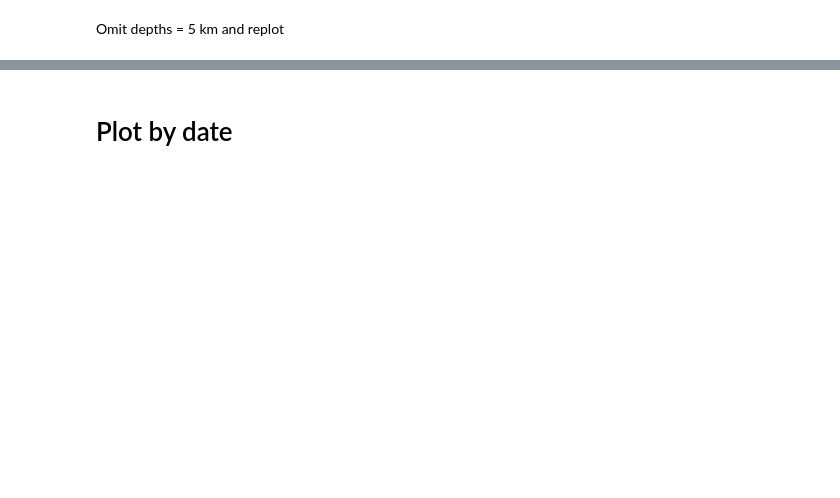
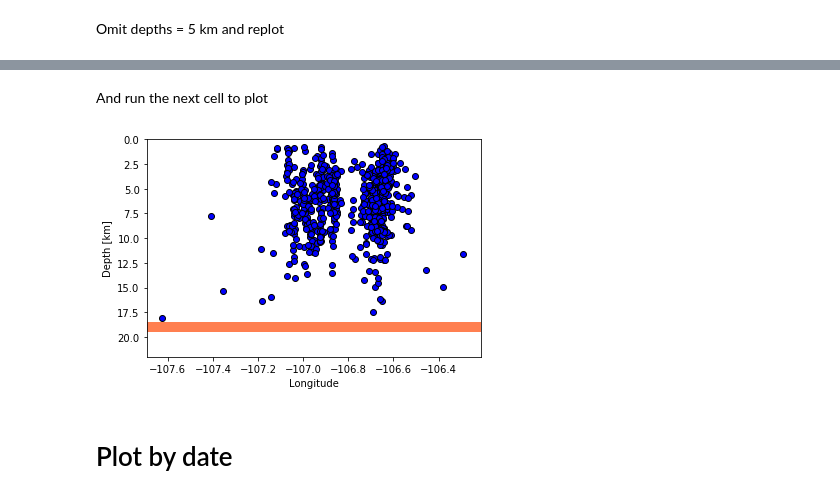
Before and after one commit to k-olsen/Earthquake_Analysis, a Jupyter notebook: Socorro_Magma_Body_Earthquakes_(4).ipynb, the cells around one changed output, grey strips where cells are left out. Drawn from its saved outputs; the diff is of its cells as text; code cells hidden in the pictures; blank space fills up the shorter version.

```diff
--- a/Socorro_Magma_Body_Earthquakes_(4).ipynb
+++ b/Socorro_Magma_Body_Earthquakes_(4).ipynb
@@ -237,3 +316,9 @@ plt.xlabel('Longitude')
+# %% [markdown]
+And run the next cell to plot
+# %%
+fig
+# %% [output]
+[figure, added]
 # %% [markdown]
 # Plot by date
 # %%
```
Also changed, not shown: parts of 33 cells of this notebook.
